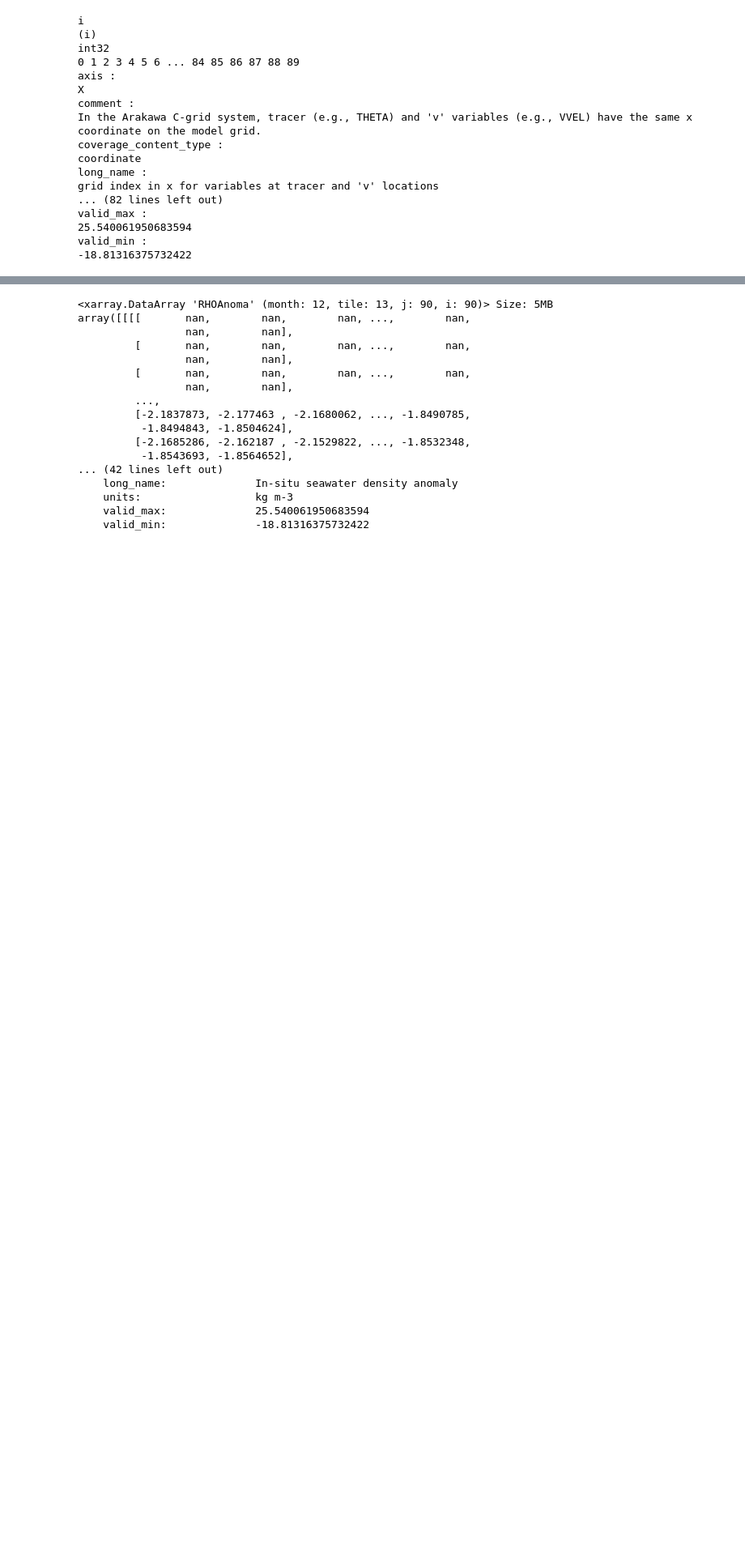
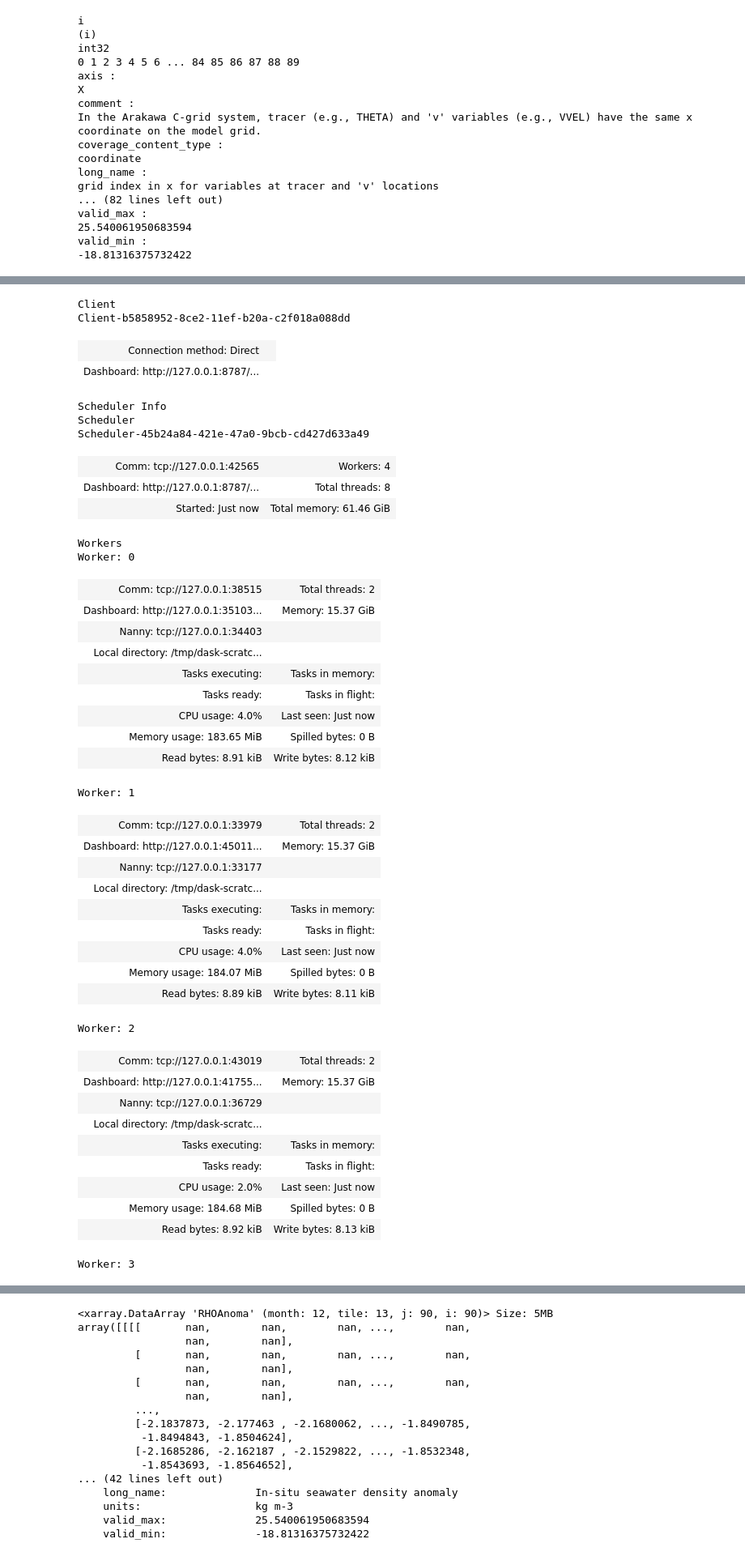
Before and after one commit to ECCO-Hackweek/EH24-WMW, a Jupyter notebook: notebooks/testing-Copy1.ipynb, the cells around one changed output, grey strips where cells are left out. Shown at 81% size. Saved outputs shown, nothing was run; the diff lists cells and outputs as text; code cells hidden in the pictures; blank space fills up the shorter version.

```diff
--- a/notebooks/testing-Copy1.ipynb
+++ b/notebooks/testing-Copy1.ipynb
@@ -213,0 +216,48 @@ client
+# %%
+from dask.distributed import Client
+
+client = Client("tcp://127.0.0.1:42565")
+client
+# %% [output]
+Client
+Client-b5858952-8ce2-11ef-b20a-c2f018a088dd
+| Connection method: Direct |  |
+| Dashboard: http://127.0.0.1:8787/... |  |
+Scheduler Info
+Scheduler
+Scheduler-45b24a84-421e-47a0-9bcb-cd427d633a49
+| Comm: tcp://127.0.0.1:42565 | Workers: 4 |
+| Dashboard: http://127.0.0.1:8787/... | Total threads: 8 |
+| Started: Just now | Total memory: 61.46 GiB |
+Workers
+Worker: 0
+| Comm: tcp://127.0.0.1:38515 | Total threads: 2 |
+| Dashboard: http://127.0.0.1:35103... | Memory: 15.37 GiB |
+| Nanny: tcp://127.0.0.1:34403 |  |
+| Local directory: /tmp/dask-scratc... |  |
+| Tasks executing: | Tasks in memory: |
+| Tasks ready: | Tasks in flight: |
+| CPU usage: 4.0% | Last seen: Just now |
+| Memory usage: 183.65 MiB | Spilled bytes: 0 B |
+| Read bytes: 8.91 kiB | Write bytes: 8.12 kiB |
+Worker: 1
+| Comm: tcp://127.0.0.1:33979 | Total threads: 2 |
+| Dashboard: http://127.0.0.1:45011... | Memory: 15.37 GiB |
+| Nanny: tcp://127.0.0.1:33177 |  |
+| Local directory: /tmp/dask-scratc... |  |
+| Tasks executing: | Tasks in memory: |
+| Tasks ready: | Tasks in flight: |
+| CPU usage: 4.0% | Last seen: Just now |
+| Memory usage: 184.07 MiB | Spilled bytes: 0 B |
+| Read bytes: 8.89 kiB | Write bytes: 8.11 kiB |
+Worker: 2
+| Comm: tcp://127.0.0.1:43019 | Total threads: 2 |
+| Dashboard: http://127.0.0.1:41755... | Memory: 15.37 GiB |
+| Nanny: tcp://127.0.0.1:36729 |  |
+| Local directory: /tmp/dask-scratc... |  |
+| Tasks executing: | Tasks in memory: |
+| Tasks ready: | Tasks in flight: |
+| CPU usage: 2.0% | Last seen: Just now |
+| Memory usage: 184.68 MiB | Spilled bytes: 0 B |
+| Read bytes: 8.92 kiB | Write bytes: 8.13 kiB |
+Worker: 3
```
Also changed, not shown: parts of 9 cells of this notebook.
